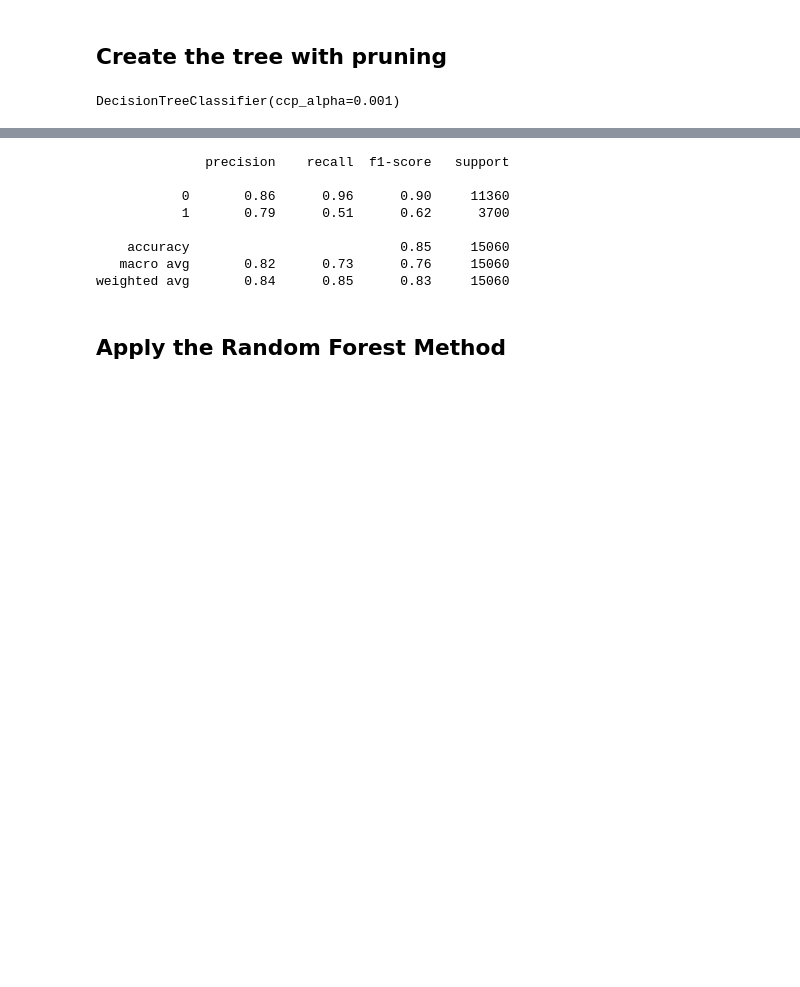
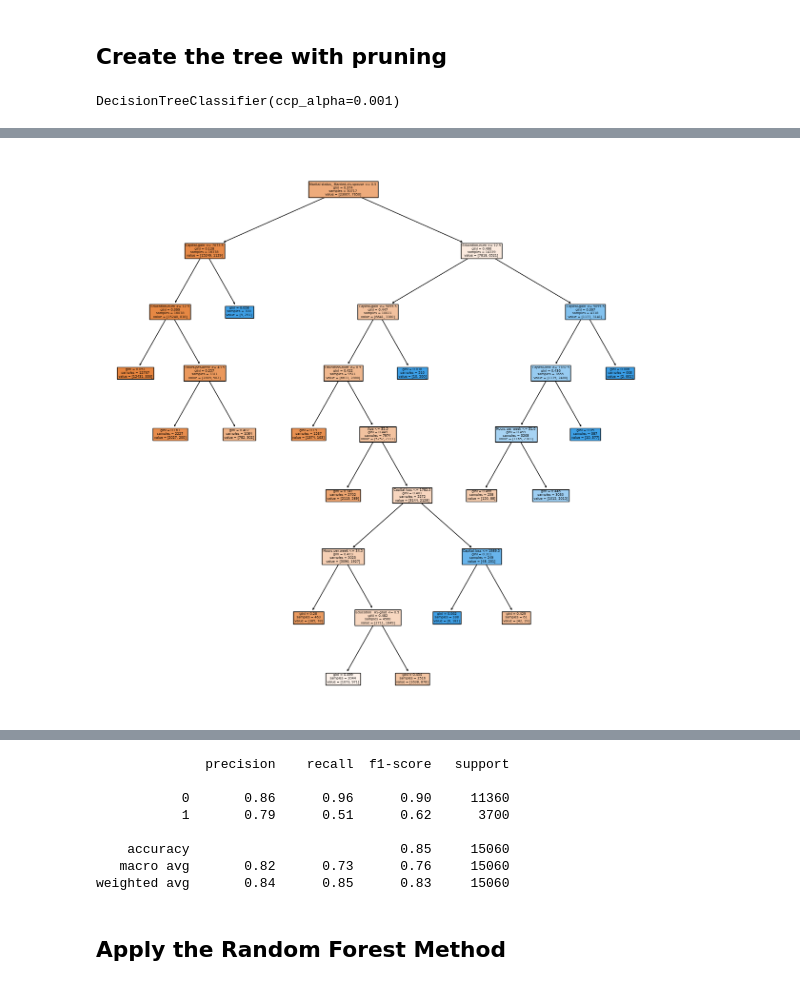
Before and after one commit to Narula901/Python-Library, a Jupyter notebook: Decision Trees/Decision Tree and Random Forest.ipynb, the cells around one changed output, grey strips where cells are left out. Drawn from its saved outputs; the diff is of its cells as text; code cells hidden in the pictures; blank space fills up the shorter version.

```diff
--- a/Decision Trees/Decision Tree and Random Forest.ipynb
+++ b/Decision Trees/Decision Tree and Random Forest.ipynb
@@ -359,3 +375,12 @@ DecisionTreeClassifier(ccp_alpha=0.001)
+# %%
+feature_names_list = list(X_train.columns)
+# %%
+# Plot the tree
+plt.figure(figsize=(15,15))
+tree.plot_tree(clf, filled=True, feature_names=feature_names_list)
+plt.show()
+# %% [output]
+[figure, added]
 # %%
 # Plot the tree
 plt.figure(figsize=(15,10))
```
Also changed, not shown: parts of 2 cells of this notebook.
